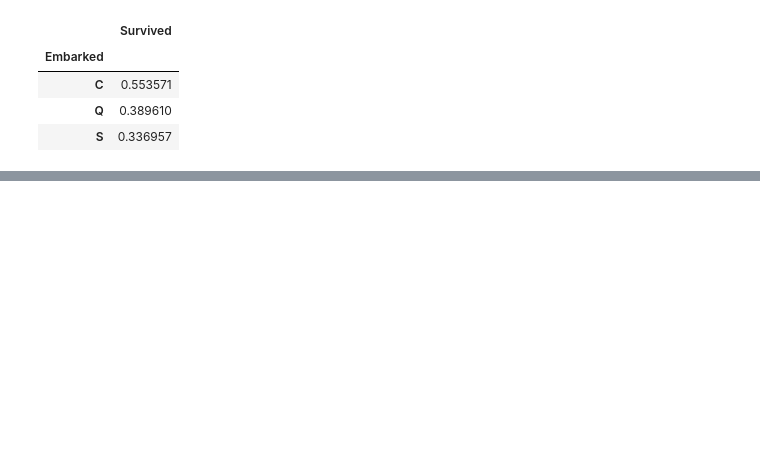
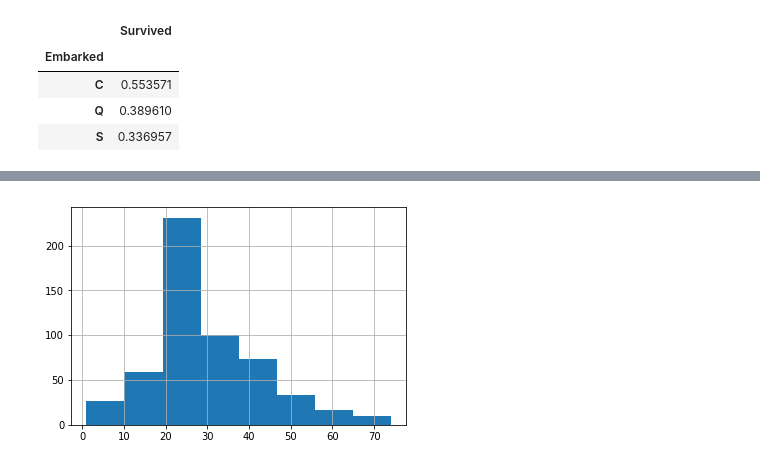
Before and after one commit to ThibaultHuyet/machine_learning, a Jupyter notebook: Notebooks/Titanic.ipynb, the cells around one changed output, grey strips where cells are left out. Drawn from its saved outputs; the diff is of its cells as text; code cells hidden in the pictures; blank space fills up the shorter version.

```diff
--- a/Notebooks/Titanic.ipynb
+++ b/Notebooks/Titanic.ipynb
@@ -175,0 +293,4 @@ dead['Age'].hist(bins = )
+# %%
+dead['Age'].hist(bins = 8);
+# %% [output]
+[figure, added]
```
Also changed, not shown: parts of 26 cells of this notebook.
